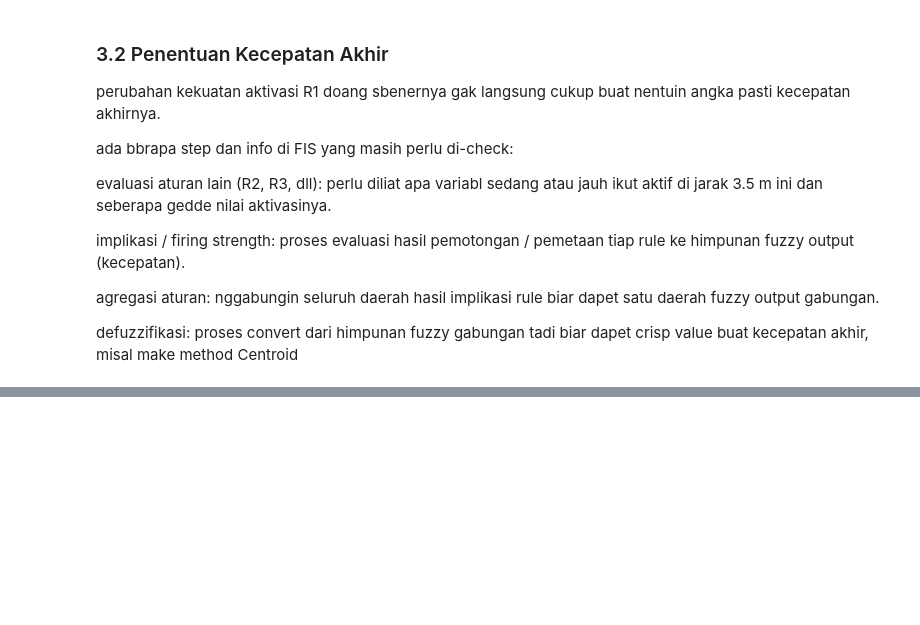
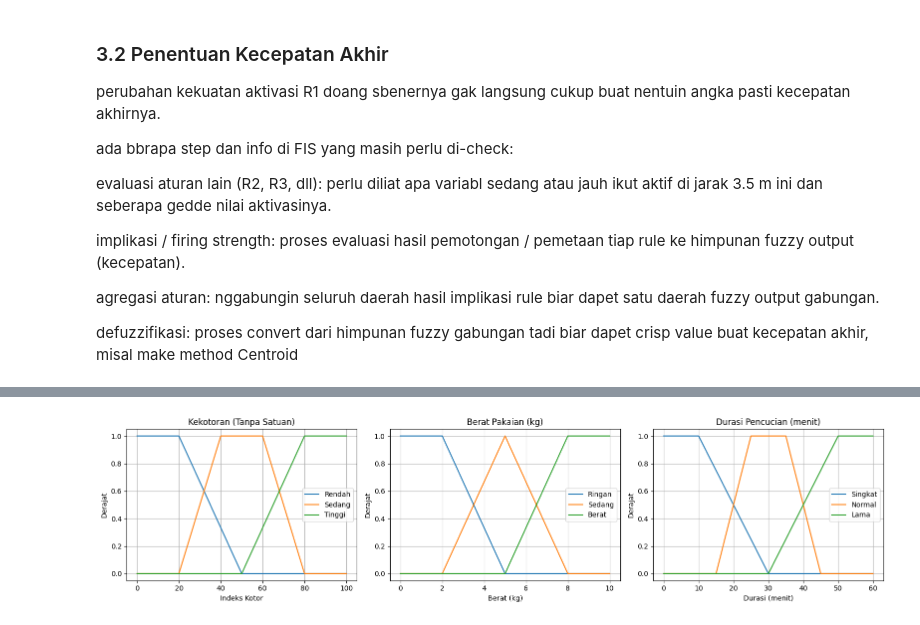
Before and after one commit to catherineapriliaharlina/Praktikum-KK, a Jupyter notebook: fuzzy-logic/Praktikum4_5054251012_CatherineApriliaHarlina.ipynb, the cells around one changed output, grey strips where cells are left out. Saved outputs shown, nothing was run; the diff lists cells and outputs as text; code cells hidden in the pictures; blank space fills up the shorter version.

```diff
--- a/fuzzy-logic/Praktikum4_5054251012_CatherineApriliaHarlina.ipynb
+++ b/fuzzy-logic/Praktikum4_5054251012_CatherineApriliaHarlina.ipynb
@@ -246,0 +478,28 @@ proses convert dari himpunan fuzzy gabungan tadi biar dapet crisp value buat kec
+# %%
+k_grid, b_grid, z_grid = np.linspace(0, 100, 1001), np.linspace(0, 10, 1001), np.linspace(0, 60, 601)
+
+k_rendah = [linear_down(k, 20, 50) for k in k_grid]
+k_sedang = [trapezoidal(k, 20, 40, 60, 80) for k in k_grid]
+k_tinggi = [linear_up(k, 50, 80) for k in k_grid]
+
+b_ringan = [linear_down(b, 2, 5) for b in b_grid]
+b_sedang = [triangular(b, 2, 5, 8) for b in b_grid]
+b_berat = [linear_up(b, 5, 8) for b in b_grid]
+
+z_singkat = [linear_down(z, 10, 30) for z in z_grid]
+z_normal = [trapezoidal(z, 15, 25, 35, 45) for z in z_grid]
+z_lama = [linear_up(z, 30, 50) for z in z_grid]
+
+fig, ax = plt.subplots(1, 3, figsize=(16, 4))
+ax[0].plot(k_grid, k_rendah, label="Rendah"); ax[0].plot(k_grid, k_sedang, label="Sedang"); ax[0].plot(k_grid, k_tinggi, label="Tinggi")
+ax[0].set_title("Kekotoran (Tanpa Satuan)"); ax[0].set_xlabel("Indeks Kotor"); ax[0].set_ylabel("Derajat"); ax[0].legend(); ax[0].grid(True)
+
+ax[1].plot(b_grid, b_ringan, label="Ringan"); ax[1].plot(b_grid, b_sedang, label="Sedang"); ax[1].plot(b_grid, b_berat, label="Berat")
+ax[1].set_title("Berat Pakaian (kg)"); ax[1].set_xlabel("Berat (kg)"); ax[1].set_ylabel("Derajat"); ax[1].legend(); ax[1].grid(True)
+
+ax[2].plot(z_grid, z_singkat, label="Singkat"); ax[2].plot(z_grid, z_normal, label="Normal"); ax[2].plot(z_grid, z_lama, label="Lama")
+ax[2].set_title("Durasi Pencucian (menit)"); ax[2].set_xlabel("Durasi (menit)"); ax[2].set_ylabel("Derajat"); ax[2].legend(); ax[2].grid(True)
+
+plt.tight_layout(); plt.show()
+# %% [output]
+[figure, added]
```
Also changed, not shown: parts of 36 cells of this notebook.
